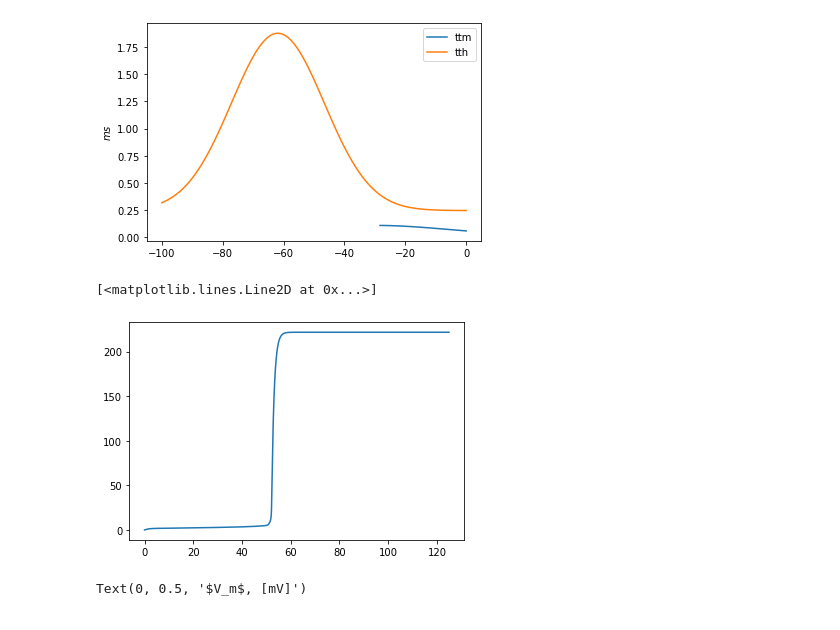
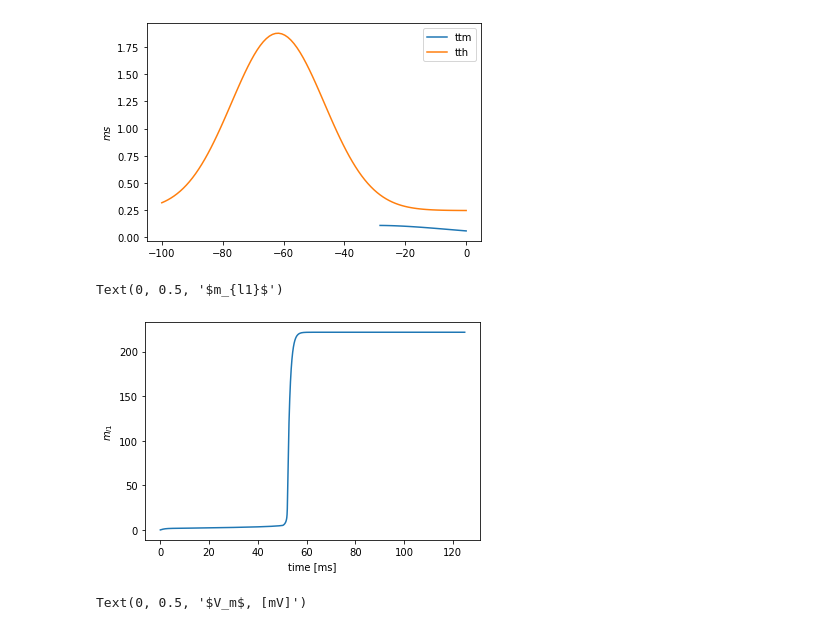
Before and after one commit to shcecter/nocimod, a Jupyter notebook: kovalksy_reprod.ipynb, the cells around one changed output. Cells and saved outputs as stored; diff of their text form; code cells hidden in the pictures.

Commit message:
small plot cosmetic imporvs

```diff
--- a/kovalksy_reprod.ipynb
+++ b/kovalksy_reprod.ipynb
@@ -111,9 +111,11 @@ neuron.I = 0*nA
 run(50*ms)
 # %%
 plot(mon.t/ms, mon.m_l1[0]/mV)
+xlabel("time [ms]")
+ylabel("$m_{l1}$")
 # %% [output]
-[<matplotlib.lines.Line2D at 0x...>]
+Text(0, 0.5, '$m_{l1}$')
-[figure, old version]
+[figure, new version]
 # %%
 # result plots
 plot(mon.t/ms, mon.v[0]/mV)
```
